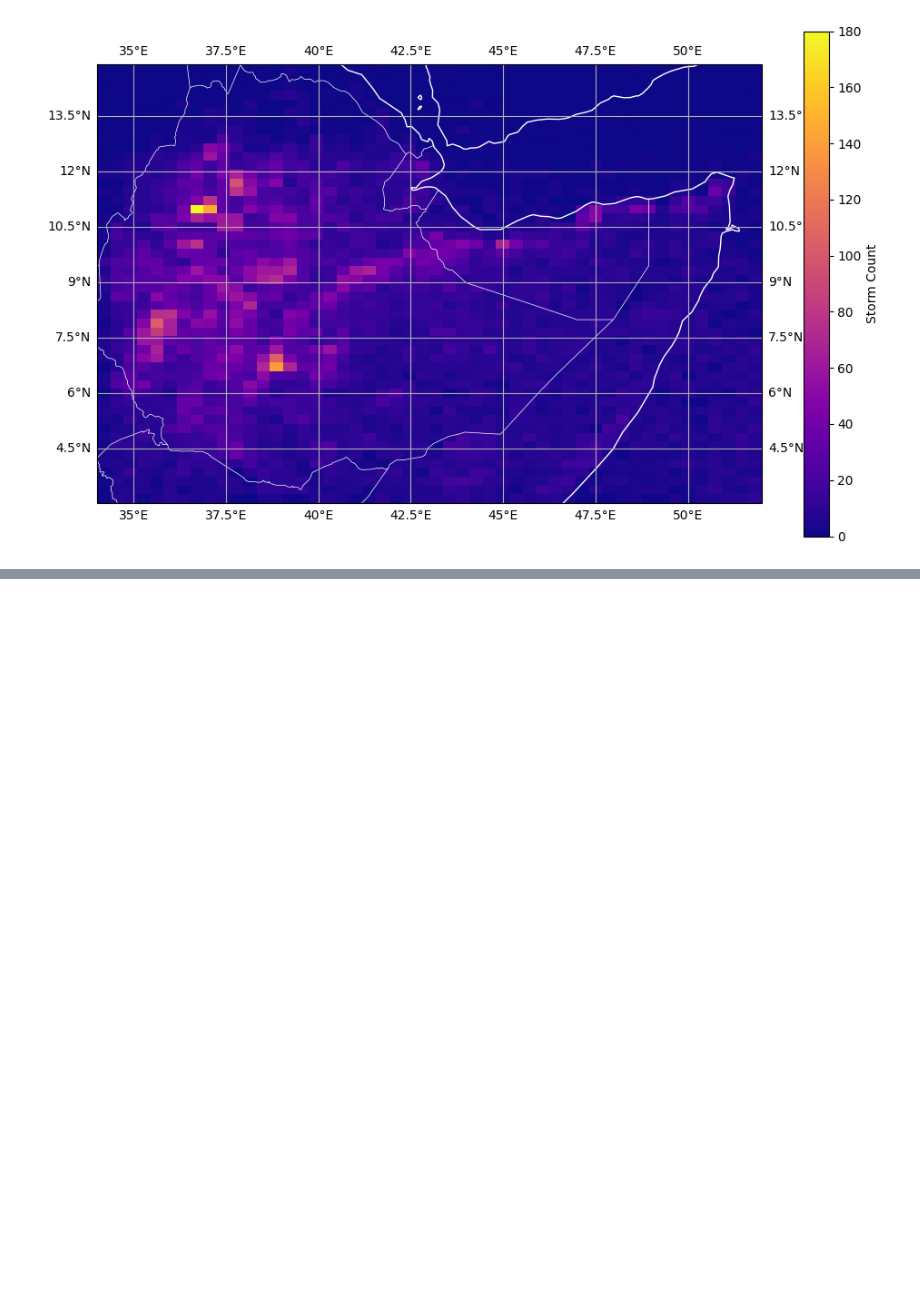
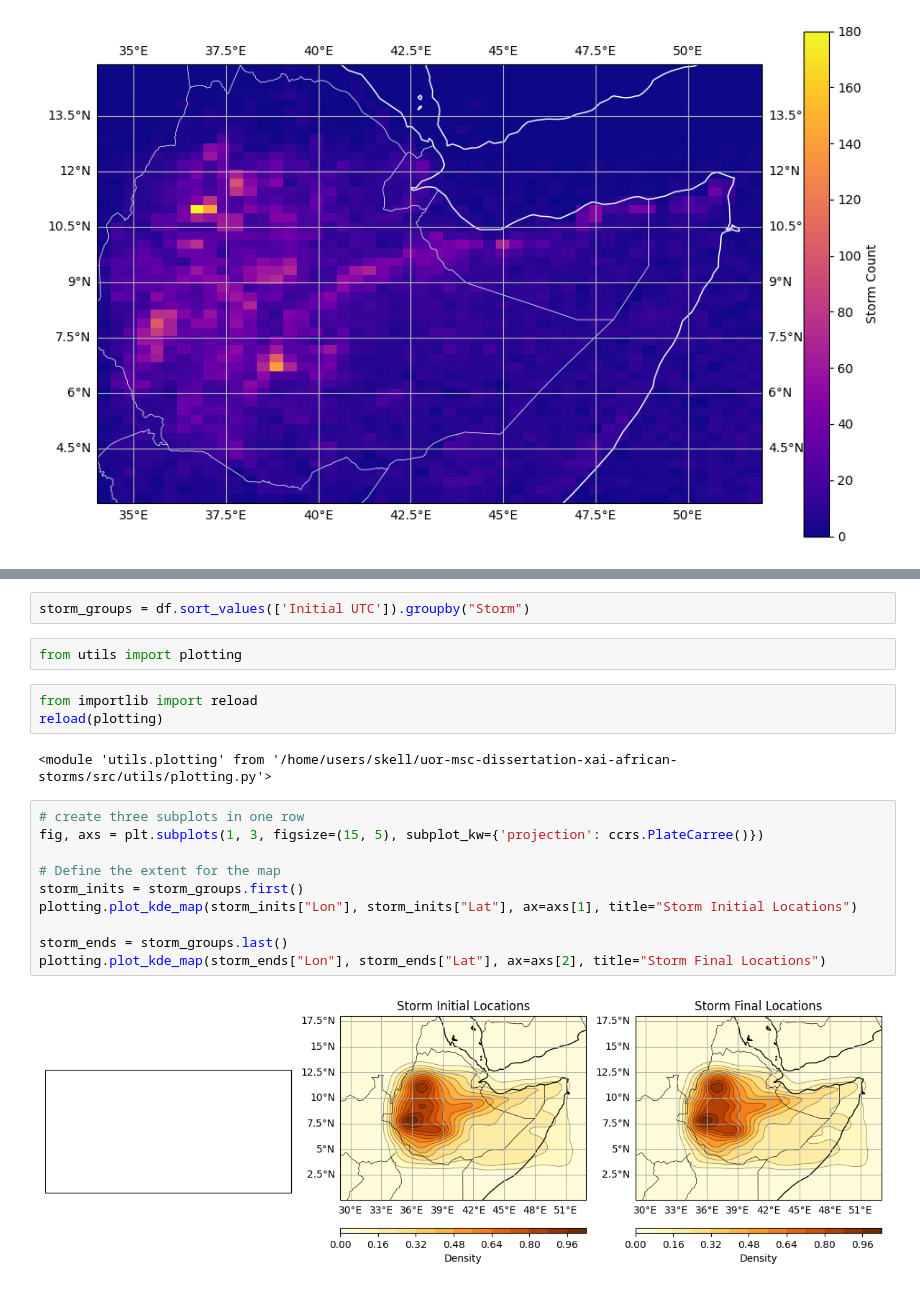
Before and after one commit to seangtkelley/uor-msc-dissertation-xai-african-storms, a Jupyter notebook: src/explore.ipynb, the cells around one changed output, grey strips where cells are left out. Saved outputs shown, nothing was run; the diff lists cells and outputs as text; blank space fills up the shorter version.

Commit message:
created plotting module; started on eliza subplots

```diff
--- a/src/explore.ipynb
+++ b/src/explore.ipynb
@@ -75,0 +96,21 @@ plt.show()
+# %%
+storm_groups = df.sort_values(['Initial UTC']).groupby("Storm")
+# %%
+from utils import plotting
+# %%
+from importlib import reload
+reload(plotting)
+# %% [output]
+<module 'utils.plotting' from '/home/users/skell/uor-msc-dissertation-xai-african-storms/src/utils/plotting.py'>
+# %%
+# create three subplots in one row
+fig, axs = plt.subplots(1, 3, figsize=(15, 5), subplot_kw={'projection': ccrs.PlateCarree()})
+
+# Define the extent for the map
+storm_inits = storm_groups.first()
+plotting.plot_kde_map(storm_inits["Lon"], storm_inits["Lat"], ax=axs[1], title="Storm Initial Locations")
+
+storm_ends = storm_groups.last()
+plotting.plot_kde_map(storm_ends["Lon"], storm_ends["Lat"], ax=axs[2], title="Storm Final Locations")
+# %% [output]
+[figure, added]
```
Also changed, not shown: parts of 3 cells of this notebook, 3 other files.
